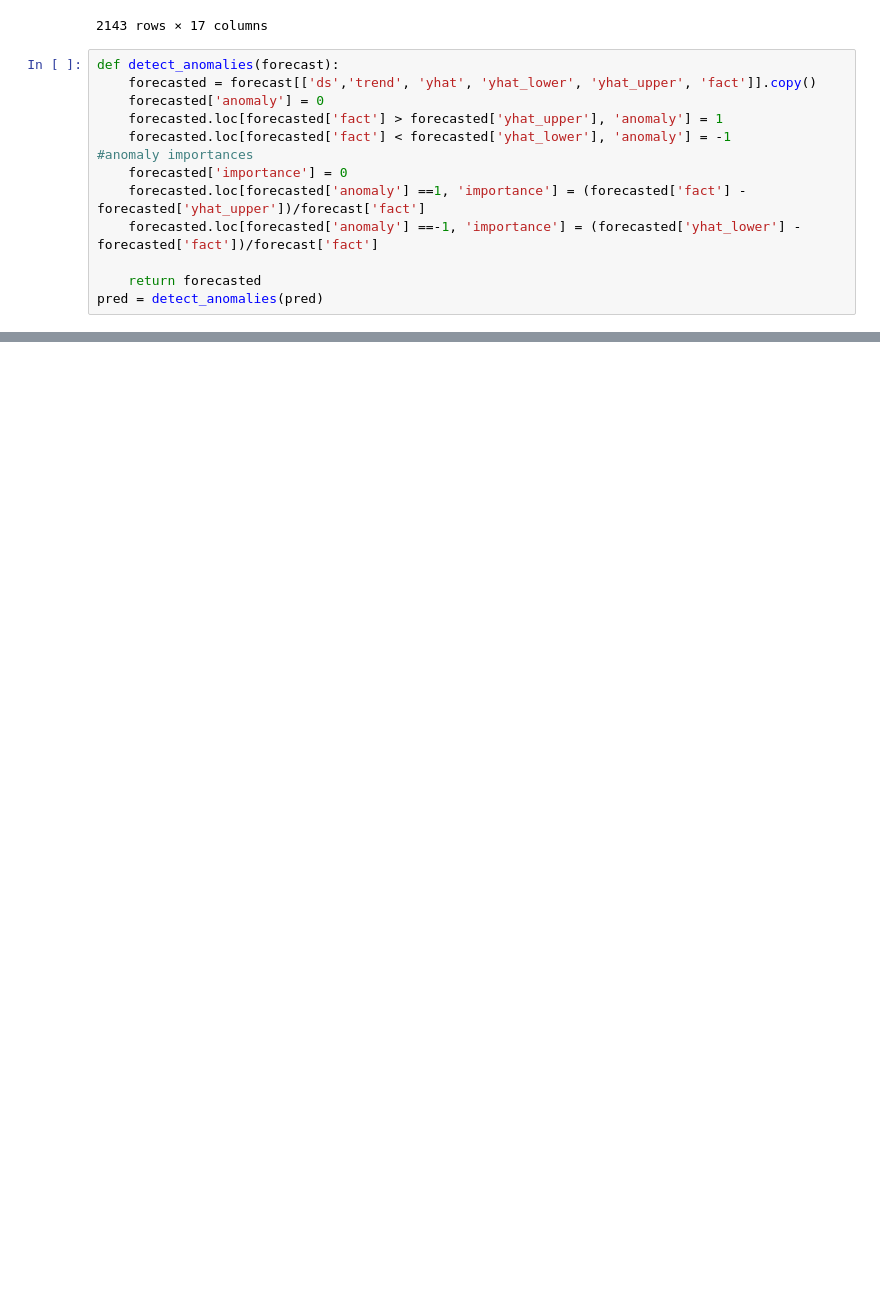
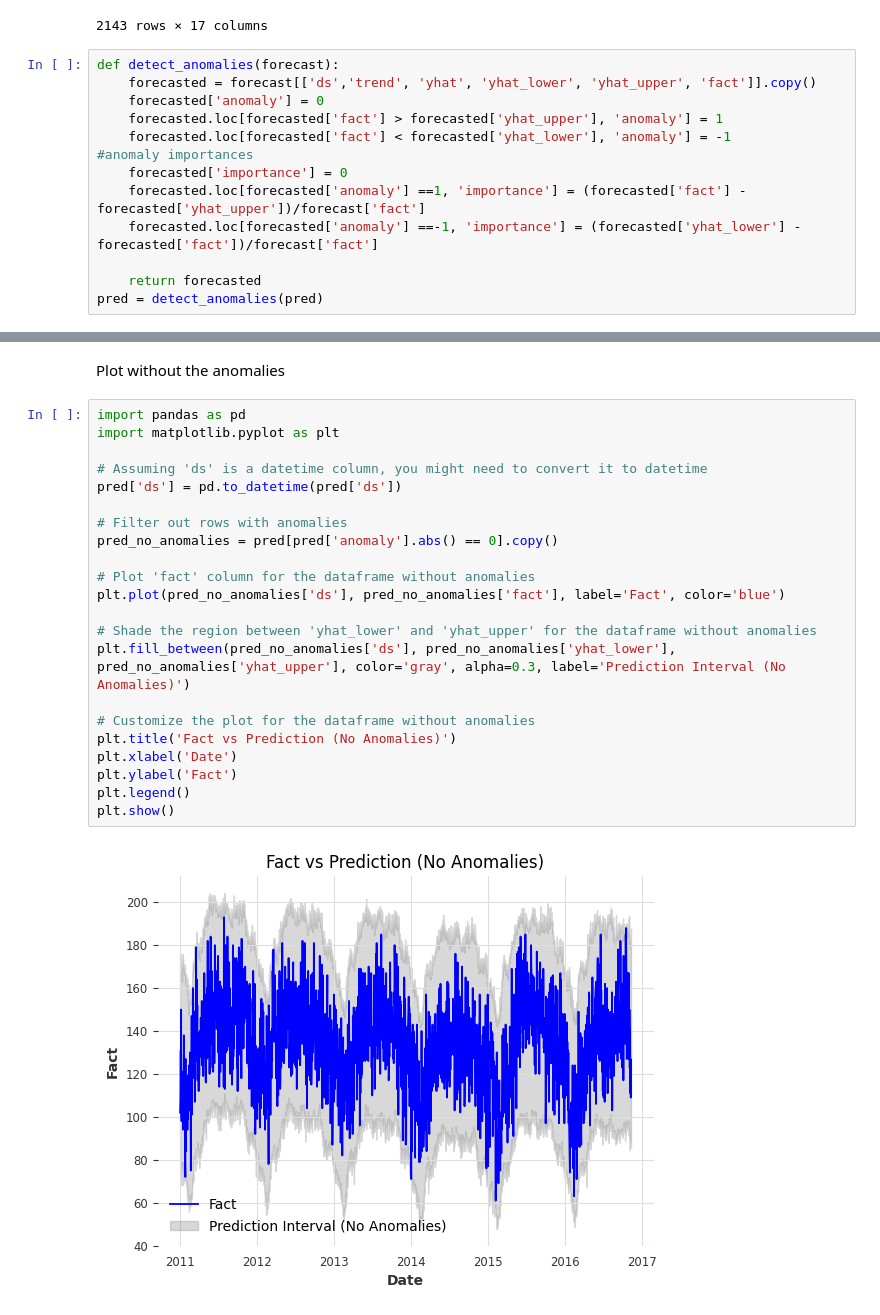
Before and after one commit to 13333333333333/India-Vix, a Jupyter notebook: Baltimore Crime Rate/src/Baltimore Crime Rate Forecast.ipynb, the cells around one changed output, grey strips where cells are left out. Cells and saved outputs as stored; diff of their text form; blank space fills up the shorter version.

```diff
--- a/Baltimore Crime Rate/src/Baltimore Crime Rate Forecast.ipynb
+++ b/Baltimore Crime Rate/src/Baltimore Crime Rate Forecast.ipynb
@@ -237,0 +238,26 @@ plt.show()
+# %% [markdown]
+Plot without the anomalies
+# %%
+import pandas as pd
+import matplotlib.pyplot as plt
+
+# Assuming 'ds' is a datetime column, you might need to convert it to datetime
+pred['ds'] = pd.to_datetime(pred['ds'])
+
+# Filter out rows with anomalies
+pred_no_anomalies = pred[pred['anomaly'].abs() == 0].copy()
+
+# Plot 'fact' column for the dataframe without anomalies
+plt.plot(pred_no_anomalies['ds'], pred_no_anomalies['fact'], label='Fact', color='blue')
+
+# Shade the region between 'yhat_lower' and 'yhat_upper' for the dataframe without anomalies
+plt.fill_between(pred_no_anomalies['ds'], pred_no_anomalies['yhat_lower'], pred_no_anomalies['yhat_upper'], color='gray', alpha=0.3, label='Prediction Interval (No Anomalies)')
+
+# Customize the plot for the dataframe without anomalies
+plt.title('Fact vs Prediction (No Anomalies)')
+plt.xlabel('Date')
+plt.ylabel('Fact')
+plt.legend()
+plt.show()
+# %% [output]
+[figure, added]
```
Also changed, not shown: parts of 3 cells of this notebook.
